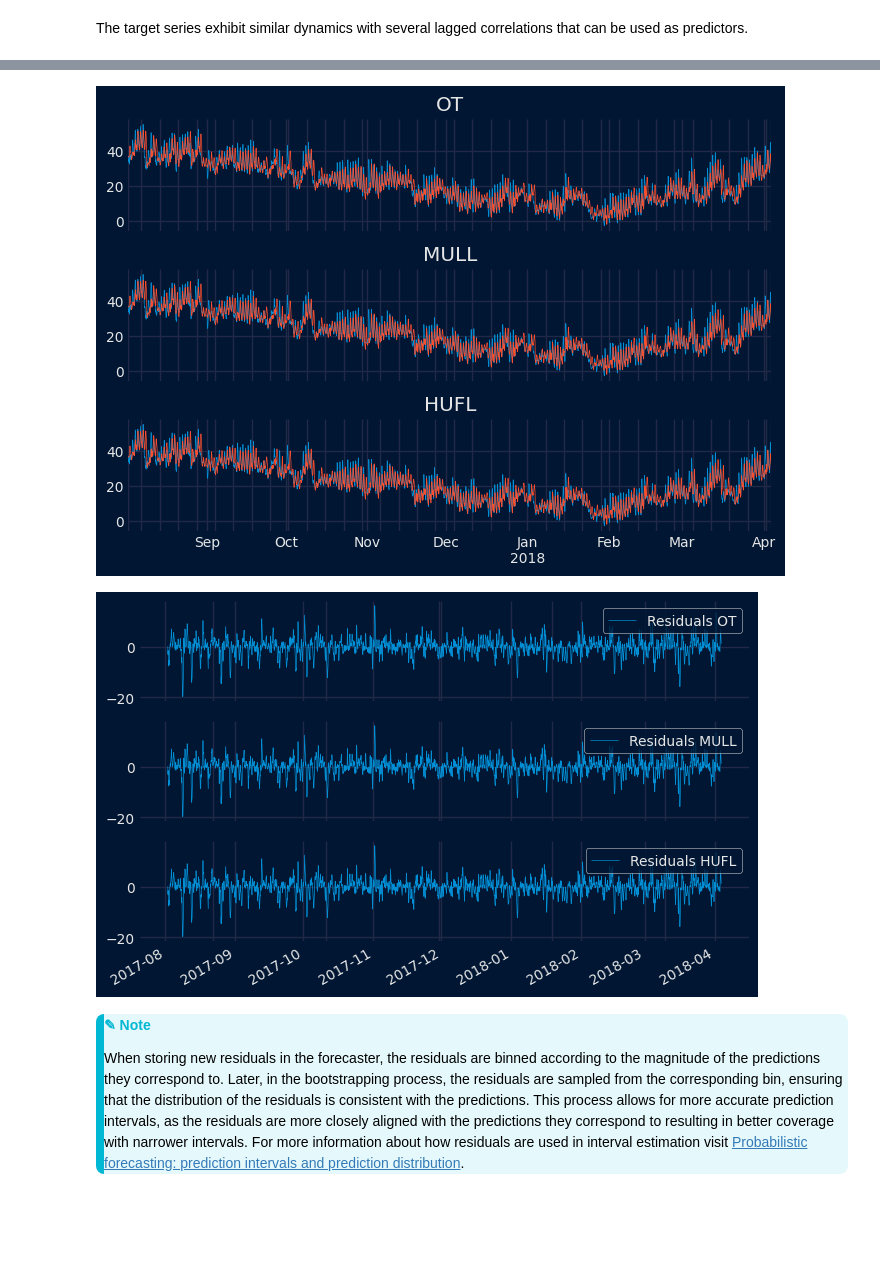
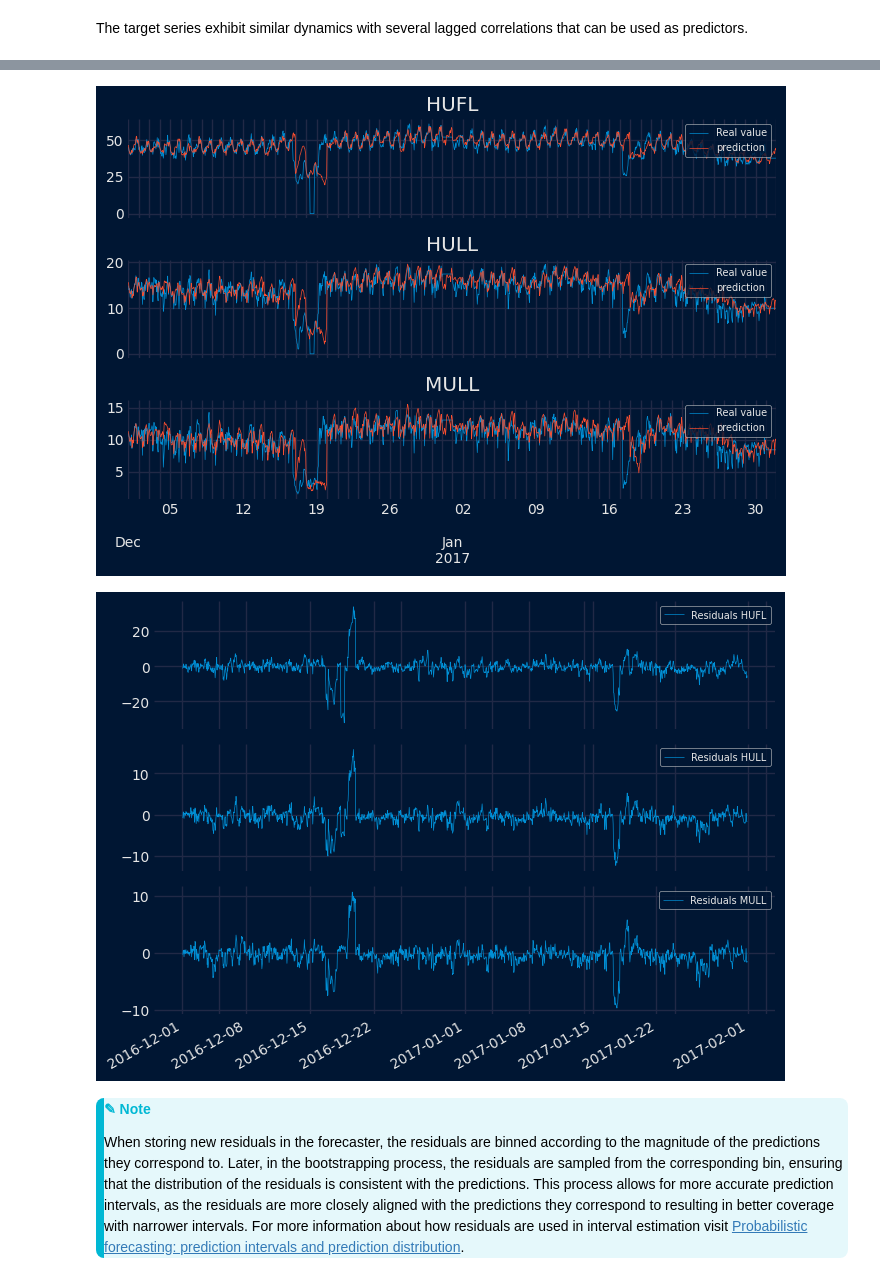
Before and after one commit to skforecast/skforecast, a Jupyter notebook: docs/user_guides/probabilistic-forecasting-global-models.ipynb, the cells around one changed output, grey strips where cells are left out. Drawn from its saved outputs; the diff is of its cells as text; code cells hidden in the pictures; blank space fills up the shorter version.

```diff
--- a/docs/user_guides/probabilistic-forecasting-global-models.ipynb
+++ b/docs/user_guides/probabilistic-forecasting-global-models.ipynb
@@ -124,5 +121,6 @@ for pacf_values in pacf_df:
     print(f"{variable}: {lags}")
 
 top_lags = list(top_lags)
+top_lags.sort()
 print(f"\nAll lags: {top_lags}")
 # %% [output]
@@ -136,8 +134,8 @@ The target series exhibit similar dynamics with several lagged correlations that
 # %%
 # Split train-validation-test
 # ==============================================================================
-end_train = '2017-8-01 23:59:00'
-end_validation = '2018-04-03 23:59:00'
+end_train = '2016-11-30 23:59:00'
+end_validation = '2017-01-31 23:59:00'
 data_train = data.loc[: end_train, :]
 data_val   = data.loc[end_train:end_validation, :]
 data_test  = data.loc[end_validation:, :]
@@ -177,15 +175,12 @@ params = {
 }
 window_features = RollingFeatures(stats=["mean", "min", "max"], window_sizes=24)
 forecaster = ForecasterRecursiveMultiSeries(
-                 #regressor          = LGBMRegressor(random_state=15926, verbose=-1),
-                 regressor          = Ridge(random_state=15926),
+                 regressor          = LGBMRegressor(random_state=15926, verbose=-1, **params),
                  lags               = top_lags,
                  encoding           = 'ordinal',
-                 transformer_series = StandardScaler(),
-                 transformer_exog   = StandardScaler(),
                  differentiation     = 1,
                  window_features    = window_features,
-                 binner_kwargs      = {'n_bins': 10}
+                 binner_kwargs      = {'n_bins': 5}
              )
 # %%
 # Backtesting on validation data to obtain out-sample residuals
@@ -216,22 +211,24 @@ for i, level in enumerate(predictions_val['level'].unique()):
     predictions_val_level.plot(ax=axs[i], label='prediction')
     axs[i].set_xlabel("")
     axs[i].set_title(level)
+    axs[i].legend(loc='upper right', fontsize=7)
 plt.tight_layout()
 # %% [output]
-[figure, old version]
+[figure, new version]
 # %%
 # Out-sample residuals distribution
 # ==============================================================================
 fig, axs = plt.subplots(3, 1, figsize=(7, 5), sharex=True, sharey=False)
 for i, level in enumerate(predictions_val["level"].unique()):
     residuals = (
         data.loc[predictions_val.index, level]
         - predictions_val.loc[predictions_val["level"] == level, "pred"]
     )
     residuals.plot(ax=axs[i], label=f"Residuals {level}")
-    axs[i].legend(loc="upper right")
+    axs[i].legend(loc="upper right", fontsize=7)
+fig.tight_layout()
 # %% [output]
-[figure, old version]
+[figure, new version]
 # %%
 # Store out-sample residuals in the forecaster
 # ==============================================================================
```
Also changed, not shown: parts of 21 cells of this notebook.
